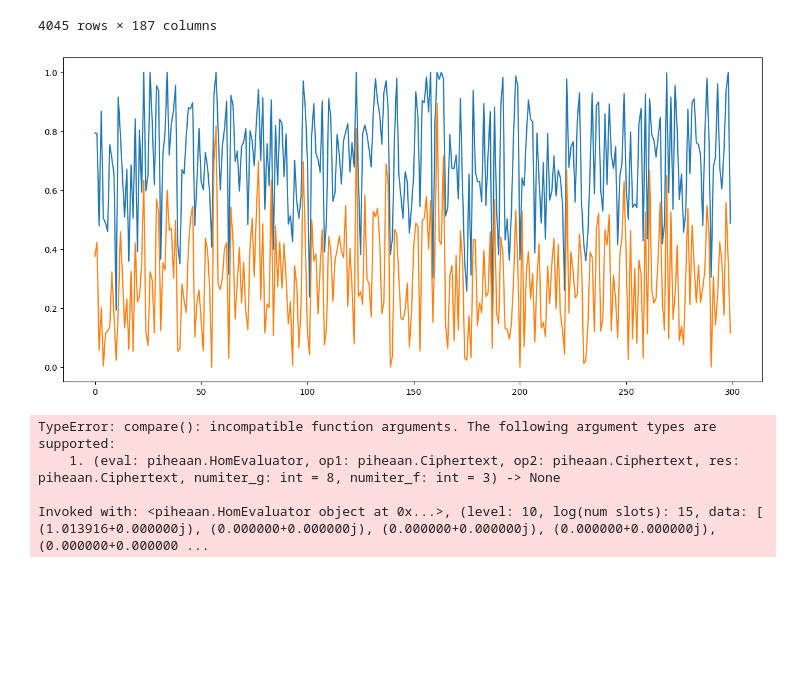
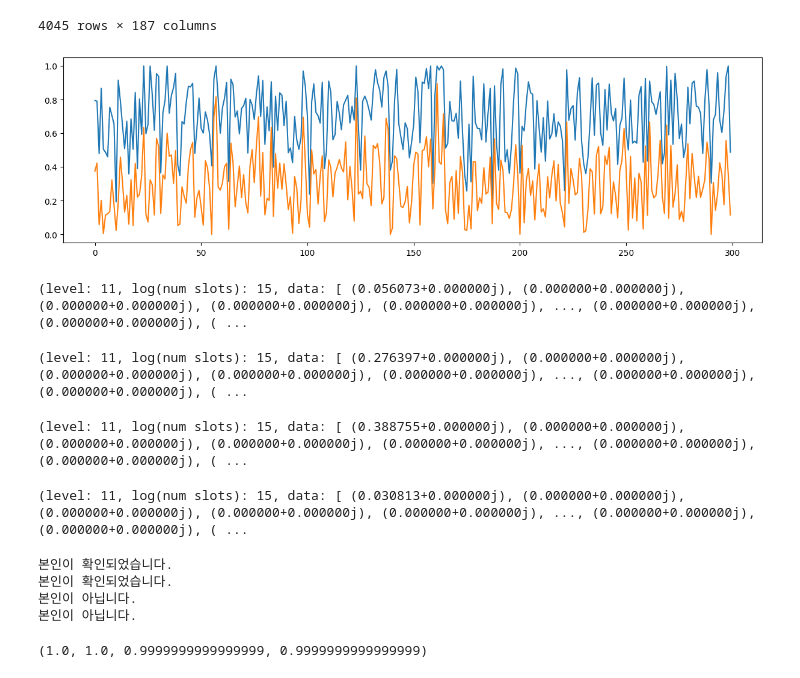
Before and after one commit to Information-Security-BioVault/piheaan, a Jupyter notebook: scenario.ipynb, the cells around one changed output. Drawn from its saved outputs; the diff is of its cells as text; code cells hidden in the pictures; blank space fills up the shorter version.

```diff
--- a/scenario.ipynb
+++ b/scenario.ipynb
@@ -44,18 +44,18 @@ df
 # %%
 # Visualization: Comparing distribution
 # Set target index
 id1, id2 = 0, 1
 
 # Set time range
 start = 000
 end = 300
 
-plt.figure(figsize=(15,7))
+plt.figure(figsize=(15,4))
 plt.plot(df.iloc[:,id1][start:end])
 plt.plot(df.iloc[:,id2][start:end])
 plt.show()
 # %% [output]
-[figure, old version]
+[figure, new version]
 # %%
 # Encrypt data using client's context
 
@@ -93,18 +93,25 @@ server.save_data('yujin', data_2) # 최초 1번
 # %%
 # 본인인증
 sid = 0 # 원하는 index로 설정 (<100)
-encrypted_result1 = server.identification('jihyeok', data_1[sid])
-encrypted_result2 = server.identification('jihyeok', data_2[sid])
-encrypted_result3 = server.identification('yujin', data_1[sid])
-encrypted_result4 = server.identification('yujin', data_2[sid])
+encrypted_result1 = await server.identification('jihyeok', data_1[sid])
+encrypted_result2 = await server.identification('jihyeok', data_2[sid])
+encrypted_result3 = await server.identification('yujin', data_1[sid])
+encrypted_result4 = await server.identification('yujin', data_2[sid])
 # %% [output]
-TypeError: compare(): incompatible function arguments. The following argument types are supported:
-    1. (eval: piheaan.HomEvaluator, op1: piheaan.Ciphertext, op2: piheaan.Ciphertext, res: piheaan.Ciphertext, numiter_g: int = 8, numiter_f: int = 3) -> None
-
-Invoked with: <piheaan.HomEvaluator object at 0x...>, (level: 10, log(num slots): 15, data: [ (1.013916+0.000000j), (0.000000+0.000000j), (0.000000+0.000000j), (0.000000+0.000000j), (0.000000+0.000000 ...
+(level: 11, log(num slots): 15, data: [ (0.056073+0.000000j), (0.000000+0.000000j), (0.000000+0.000000j), (0.000000+0.000000j), (0.000000+0.000000j), ..., (0.000000+0.000000j), (0.000000+0.000000j), ( ...
+(level: 11, log(num slots): 15, data: [ (0.276397+0.000000j), (0.000000+0.000000j), (0.000000+0.000000j), (0.000000+0.000000j), (0.000000+0.000000j), ..., (0.000000+0.000000j), (0.000000+0.000000j), ( ...
+(level: 11, log(num slots): 15, data: [ (0.388755+0.000000j), (0.000000+0.000000j), (0.000000+0.000000j), (0.000000+0.000000j), (0.000000+0.000000j), ..., (0.000000+0.000000j), (0.000000+0.000000j), ( ...
+(level: 11, log(num slots): 15, data: [ (0.030813+0.000000j), (0.000000+0.000000j), (0.000000+0.000000j), (0.000000+0.000000j), (0.000000+0.000000j), ..., (0.000000+0.000000j), (0.000000+0.000000j), ( ...
 # %%
 # Client로 결과 전송 후 Client측에서 복호화
-decrypted_result1 = server.check_result(encrypted_result1)
-decrypted_result2 = server.check_result(encrypted_result2)
-decrypted_result3 = server.check_result(encrypted_result3)
-decrypted_result4 = server.check_result(encrypted_result4)
+decrypted_result1 = await client1.check_result(encrypted_result1)
+decrypted_result2 = await client1.check_result(encrypted_result2)
+decrypted_result3 = await client2.check_result(encrypted_result3)
+decrypted_result4 = await client2.check_result(encrypted_result4)
+decrypted_result1, decrypted_result2, decrypted_result3, decrypted_result4
+# %% [output]
+본인이 확인되었습니다.
+본인이 확인되었습니다.
+본인이 아닙니다.
+본인이 아닙니다.
+(1.0, 1.0, 0.9999999999999999, 0.9999999999999999)
```
Also changed, not shown: parts of 2 cells of this notebook, 3 other files.
